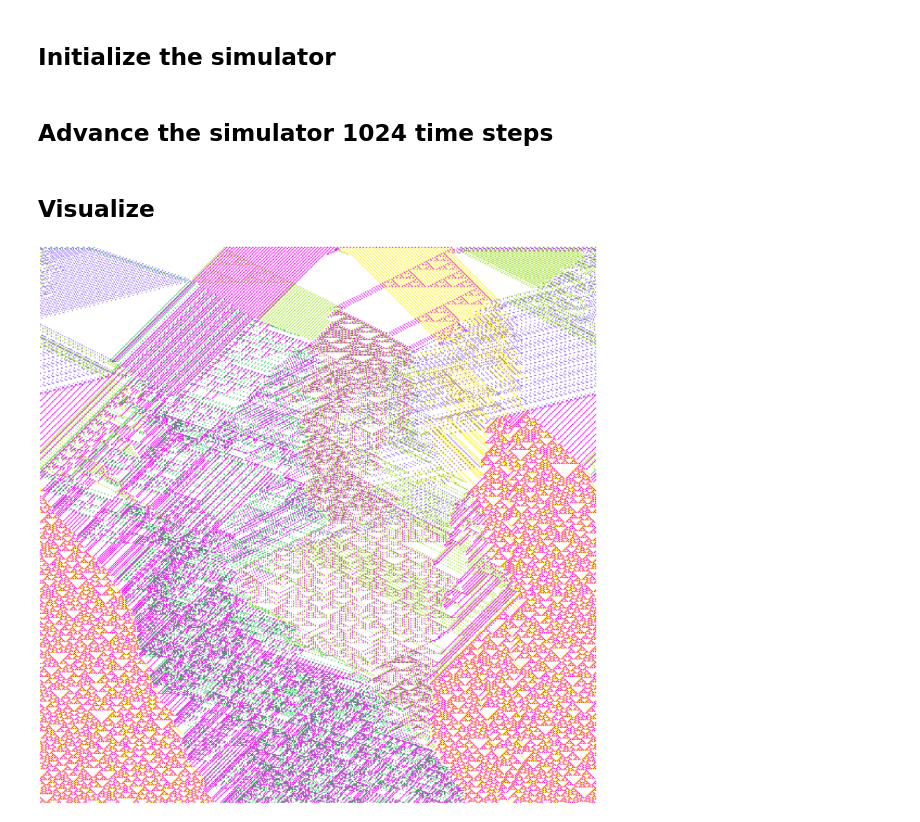
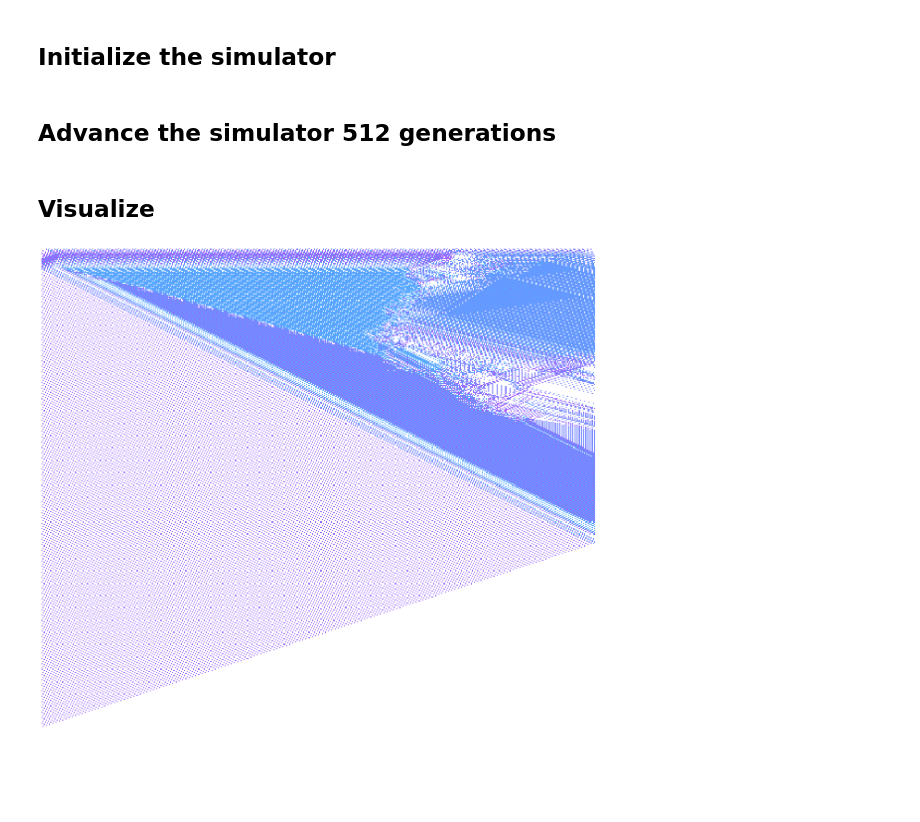
Before and after one commit to mdabagia/Barricelli, a Jupyter notebook: Barricelli.ipynb, the cells around one changed output. Cells and saved outputs as stored; diff of their text form; code cells hidden in the pictures.

Commit message:
Updated mutation & examples
Updated mutation to ensure consistent performance

```diff
--- a/Barricelli.ipynb
+++ b/Barricelli.ipynb
@@ -97,27 +102,3 @@ class Barricelli:
         return self.history[self.time_step]
 # %% [markdown]
 ## Define propagation and collision rules ("norms")
-# %%
-def self_replicating_numbers(index, state):
-    value = state[index]
-    return [index, (index + value) % len(state)], [value, value]
-
-def simple_symbiosis(index, state):
-    value = state[index]
-    child_index = (index + value) % len(state)
-    parent_value = state[child_index]
-    indices = [child_index]
-    values = [value]
-    if parent_value != 0:
-        indices += [(index + parent_value) % len(state)]
-        values += [value]
-    return indices, values
-
-def simple_collision(inputs, parent):
-    return np.sum(inputs) - (len(inputs) - 1) * parent
-
-def no_mutation(inputs, parent):
-    if len(inputs) == 1:
-        return inputs[0]
-    else:
-        return 0
@@ -138,19 +208,29 @@ bc = Barricelli(world_size, gene_range, propagation_rule, collision_rule, init_t
+# %%
+init_state = np.array([0, 0, 0, 0, 2, 0, 0, -3] * 48 + [4, 0, 0, 0, -3, 0, 0, 0] * 16)
+world_size = 512
+gene_range = 17
+propagation_rule = simple_symbiosis
+collision_rule = simple_mutation
+init_time_steps = 512
+
+bc = Barricelli(world_size, gene_range, propagation_rule, collision_rule, init_time_steps, init_state)
 # %% [markdown]
-## Advance the simulator 1024 time steps
+## Advance the simulator 512 generations
 # %%
 bc.evolve(n_time_steps=init_time_steps-1)
 # %% [markdown]
 ## Visualize
 # %%
 cmap = np.zeros((bc.gene_range, 4))
-cmap[:bc.gene_max, :] = plt.cm.cool(np.linspace(0, 1, bc.gene_max))
-cmap[(bc.gene_max + 1):, :] = plt.cm.viridis(np.linspace(0, 1, bc.gene_max))[::-1, :]
-history_image = np.empty(bc.history.shape + tuple([4]))
+cmap[:bc.gene_max, :] = plt.cm.cool(np.linspace(0, 1, bc.gene_max * 2))[(bc.gene_max // 2):3*(bc.gene_max // 2), :]
+cmap[(bc.gene_max + 1):, :] = plt.cm.cool(np.linspace(0, 1, bc.gene_max * 2))[(bc.gene_max // 2):3*(bc.gene_max // 2), :]
+history_image = np.zeros(bc.history.shape + tuple([4]))
 for i, j in enumerate(range(bc.gene_min, bc.gene_max)):
     history_image[bc.history == j, :] = cmap[i, :]
 
-fig, ax = plt.subplots(1, 1, figsize=(32, 32))
+fig, ax = plt.subplots(1, 1, figsize=(20.48, 20.48))
 ax.imshow(history_image)
+ax.set_aspect(1.0)
 ax.set_axis_off()
 # %% [output]
-[figure, old version]
+[figure, new version]
```
Also changed, not shown: parts of 5 cells of this notebook, 7 other files.
